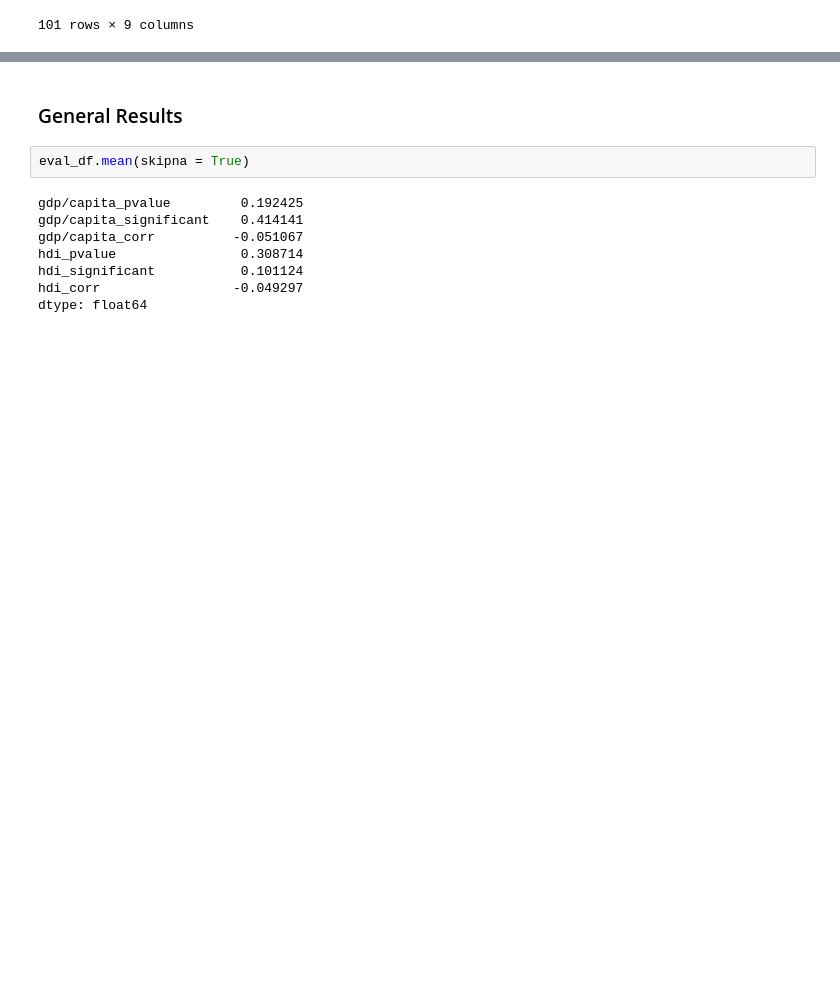
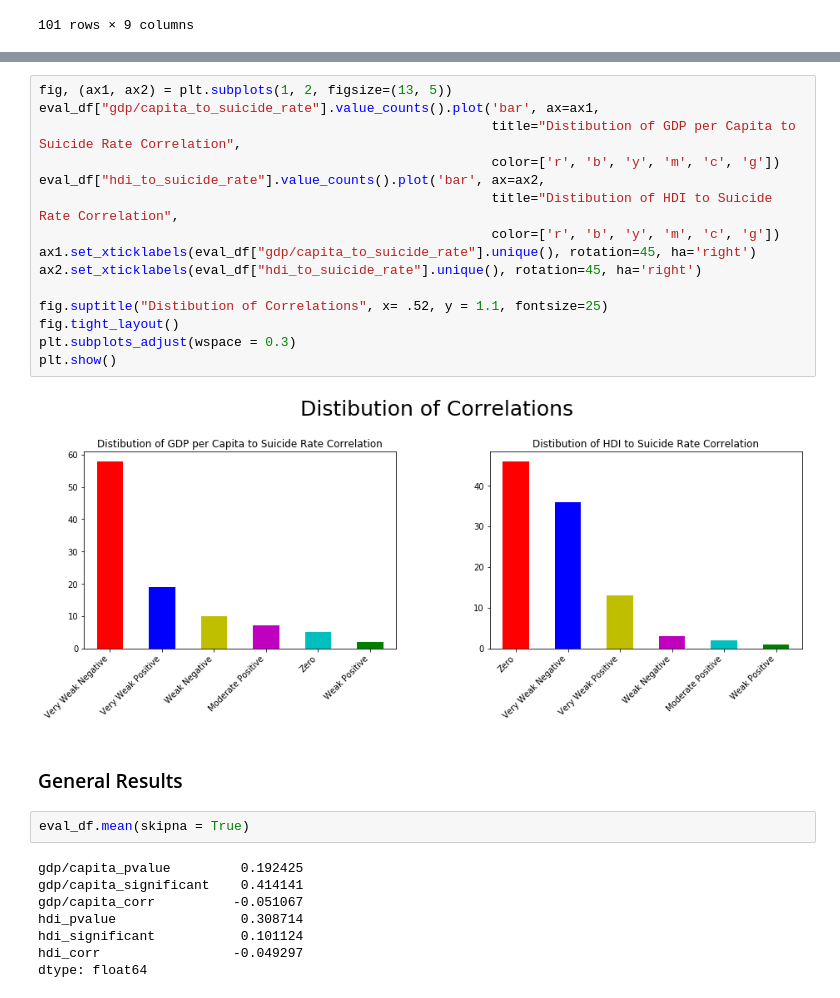
Before and after one commit to sethdagostino/COGS-108-Final-Project, a Jupyter notebook: FinalProject.ipynb, the cells around one changed output, grey strips where cells are left out. Drawn from its saved outputs; the diff is of its cells as text; blank space fills up the shorter version.

```diff
--- a/FinalProject.ipynb
+++ b/FinalProject.ipynb
@@ -683,3 +706,20 @@ eval_df
+# %%
+fig, (ax1, ax2) = plt.subplots(1, 2, figsize=(13, 5))
+eval_df["gdp/capita_to_suicide_rate"].value_counts().plot('bar', ax=ax1,
+                                                          title="Distibution of GDP per Capita to Suicide Rate Correlation",
+                                                          color=['r', 'b', 'y', 'm', 'c', 'g'])
+eval_df["hdi_to_suicide_rate"].value_counts().plot('bar', ax=ax2,
+                                                          title="Distibution of HDI to Suicide Rate Correlation",
+                                                          color=['r', 'b', 'y', 'm', 'c', 'g'])
+ax1.set_xticklabels(eval_df["gdp/capita_to_suicide_rate"].unique(), rotation=45, ha='right')
+ax2.set_xticklabels(eval_df["hdi_to_suicide_rate"].unique(), rotation=45, ha='right')
+
+fig.suptitle("Distibution of Correlations", x= .52, y = 1.1, fontsize=25)
+fig.tight_layout()
+plt.subplots_adjust(wspace = 0.3)
+plt.show()
+# %% [output]
+[figure, added]
 # %% [markdown]
 ### General Results
 # %%
```
Also changed, not shown: parts of 15 cells of this notebook.
